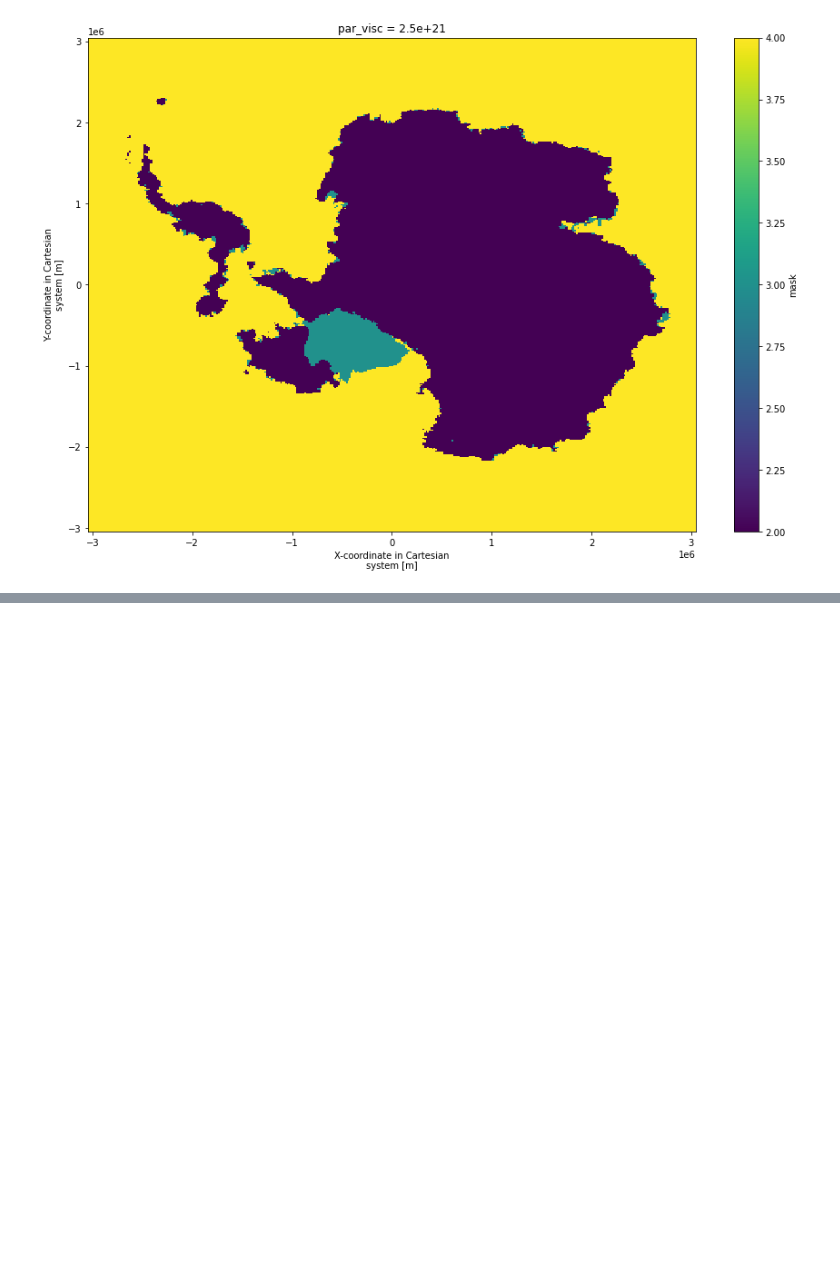
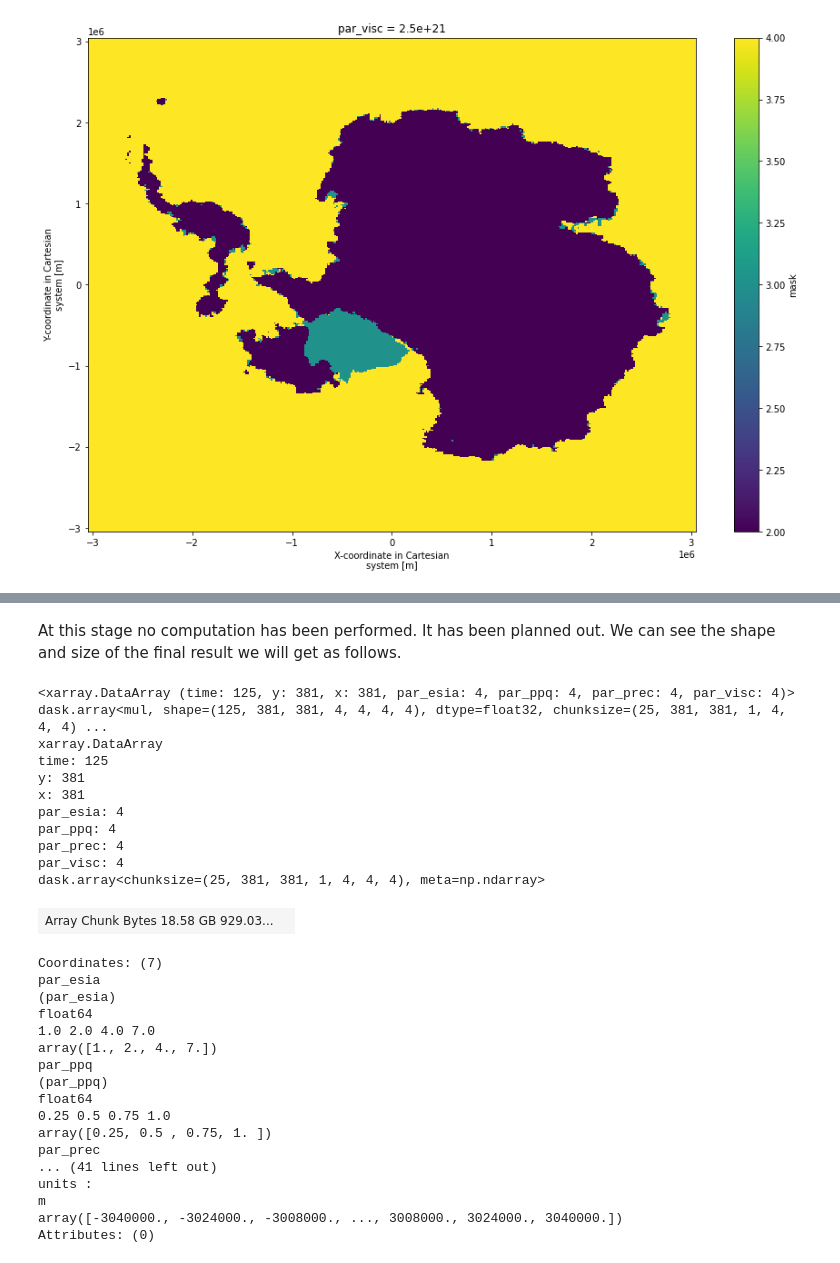
Before and after one commit to ldeo-glaciology/pangeo-glaciology-examples, a Jupyter notebook: 04_paleo_PISM.ipynb, the cells around one changed output, grey strips where cells are left out. Saved outputs shown, nothing was run; the diff lists cells and outputs as text; code cells hidden in the pictures; blank space fills up the shorter version.

```diff
--- a/04_paleo_PISM.ipynb
+++ b/04_paleo_PISM.ipynb
@@ -191,0 +283,33 @@ mask_score_time_series.mask.isel(par_visc=2).max({"par_esia","par_ppq","par_prec
+# %% [markdown]
+At this stage no computation has been performed. It has been planned out. We can see the shape and size of the final result we will get as follows.
+# %%
+q
+# %% [output]
+<xarray.DataArray (time: 125, y: 381, x: 381, par_esia: 4, par_ppq: 4, par_prec: 4, par_visc: 4)> dask.array<mul, shape=(125, 381, 381, 4, 4, 4, 4), dtype=float32, chunksize=(25, 381, 381, 1, 4, 4, 4) ...
+xarray.DataArray
+time: 125
+y: 381
+x: 381
+par_esia: 4
+par_ppq: 4
+par_prec: 4
+par_visc: 4
+dask.array<chunksize=(25, 381, 381, 1, 4, 4, 4), meta=np.ndarray>
+| Array Chunk Bytes 18.58 GB 929.03... |  |
+Coordinates: (7)
+par_esia
+(par_esia)
+float64
+1.0 2.0 4.0 7.0
+array([1., 2., 4., 7.])
+par_ppq
+(par_ppq)
+float64
+0.25 0.5 0.75 1.0
+array([0.25, 0.5 , 0.75, 1. ])
+par_prec
+... (41 lines left out)
+units :
+m
+array([-3040000., -3024000., -3008000., ..., 3008000., 3024000., 3040000.])
+Attributes: (0)
```
Also changed, not shown: parts of 42 cells of this notebook.
